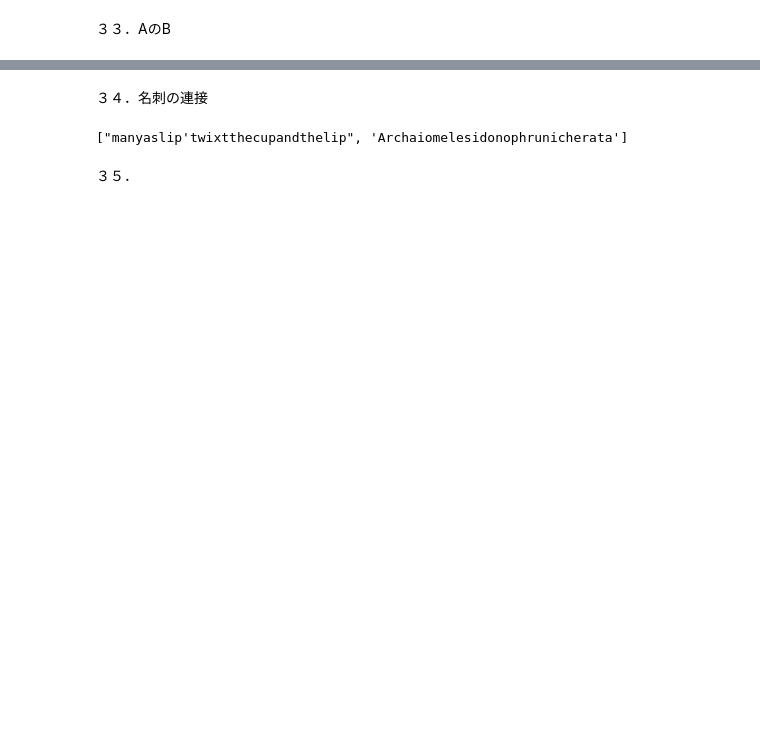
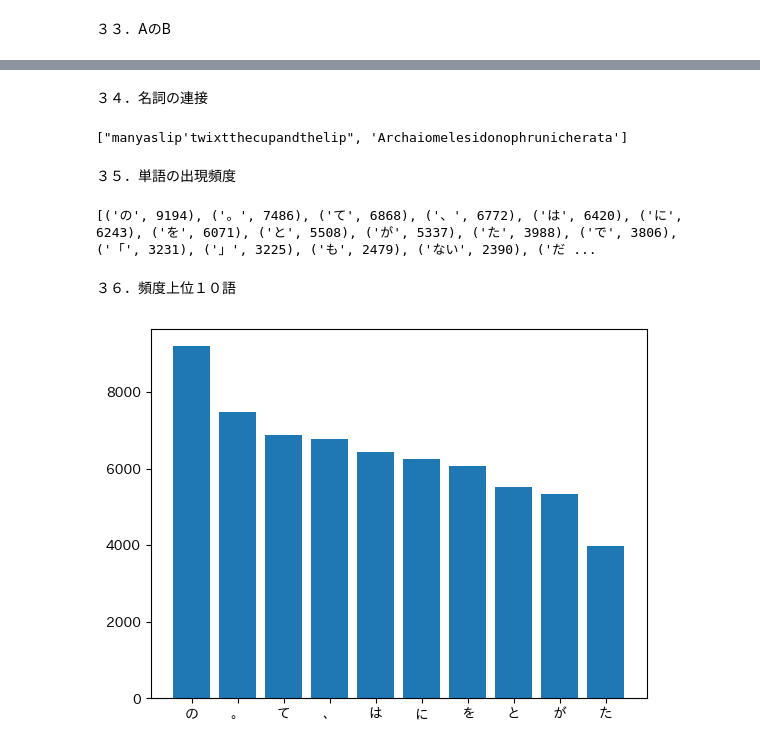
Before and after one commit to yuya-omasa/100, a Jupyter notebook: 4/4.ipynb, the cells around one changed output, grey strips where cells are left out. Drawn from its saved outputs; the diff is of its cells as text; code cells hidden in the pictures; blank space fills up the shorter version.

```diff
--- a/4/4.ipynb
+++ b/4/4.ipynb
@@ -82,5 +82,5 @@ print(se)
 # %% [markdown]
-３４．名刺の連接
+３４．名詞の連接
 # %%
 text_d = {}
 text = ""
@@ -97,4 +97,47 @@ print([k for k, v in text_d.items() if v == max(text_d.values())])
 # %% [output]
 ["manyaslip'twixtthecupandthelip", 'Archaiomelesidonophrunicherata']
 # %% [markdown]
-３５．
+３５．単語の出現頻度
+# %%
+from collections import Counter
+
+result = []
+sentence = []
+
+with open("neko.txt.mecab") as f:
+  for line in f:
+    l1 = line.split("\t")
+    if len(l1) == 2:
+      l2 = l1[1].split(",")
+      sentence.append({"surface": l1[0], "base": l2[6], "pos": l2[0], "pos1": l2[1]})
+      if l2[1] == "句点":
+        result.append(sentence)
+        sentence = []
+
+text_l = []
+
+for lis in result:
+  for dic in lis:
+    if dic["surface"] != "":
+      text_l.append(dic["surface"])
+
+c35 = Counter(text_l)
+print(c35.most_common())
+# %% [output]
+[('の', 9194), ('。', 7486), ('て', 6868), ('、', 6772), ('は', 6420), ('に', 6243), ('を', 6071), ('と', 5508), ('が', 5337), ('た', 3988), ('で', 3806), ('「', 3231), ('」', 3225), ('も', 2479), ('ない', 2390), ('だ ...
+# %% [markdown]
+３６．頻度上位１０語
+# %%
+import matplotlib.pyplot as plt
+import japanize_matplotlib
+
+#count
+c36 = Counter(text_l)
+word, count = zip(*c36.most_common(10))
+
+#plot
+fig, ax = plt.subplots()
+ax.bar(word, count)
+plt.show()
+# %% [output]
+[figure, added]
```
Also changed, not shown: parts of 9 cells of this notebook.
